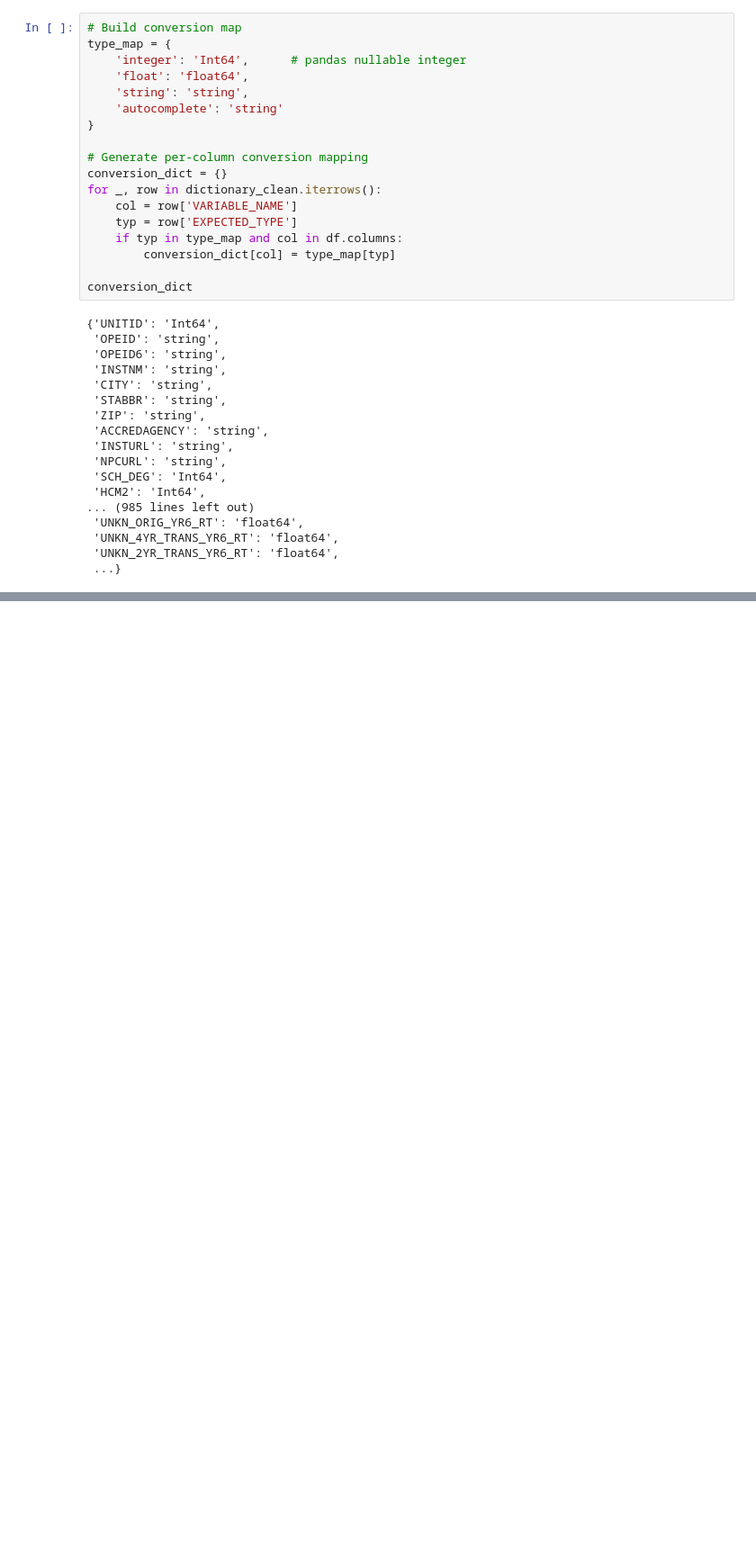
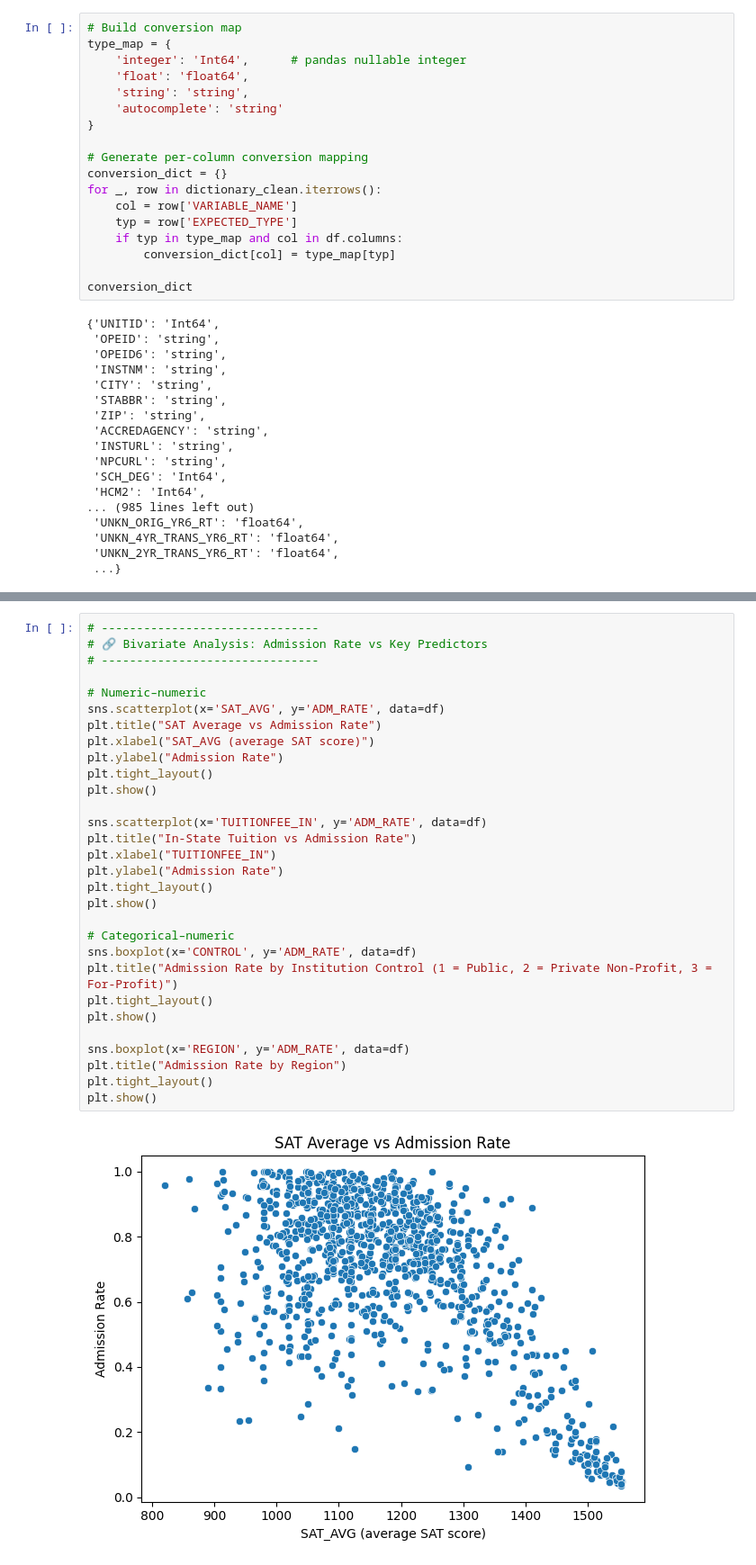
Before and after one commit to Mamasmess333/Admit_Predict, a Jupyter notebook: College_Scorecard_Most_Recent_Institutional_Data/Notebooks/01_EDA.ipynb, the cells around one changed output, grey strips where cells are left out. Shown at 90% size. Drawn from its saved outputs; the diff is of its cells as text; blank space fills up the shorter version.

```diff
--- a/College_Scorecard_Most_Recent_Institutional_Data/Notebooks/01_EDA.ipynb
+++ b/College_Scorecard_Most_Recent_Institutional_Data/Notebooks/01_EDA.ipynb
@@ -266,0 +438,32 @@ dtype: float64
+# %%
+# -------------------------------
+# 🔗 Bivariate Analysis: Admission Rate vs Key Predictors
+# -------------------------------
+
+# Numeric–numeric
+sns.scatterplot(x='SAT_AVG', y='ADM_RATE', data=df)
+plt.title("SAT Average vs Admission Rate")
+plt.xlabel("SAT_AVG (average SAT score)")
+plt.ylabel("Admission Rate")
+plt.tight_layout()
+plt.show()
+
+sns.scatterplot(x='TUITIONFEE_IN', y='ADM_RATE', data=df)
+plt.title("In-State Tuition vs Admission Rate")
+plt.xlabel("TUITIONFEE_IN")
+plt.ylabel("Admission Rate")
+plt.tight_layout()
+plt.show()
+
+# Categorical–numeric
+sns.boxplot(x='CONTROL', y='ADM_RATE', data=df)
+plt.title("Admission Rate by Institution Control (1 = Public, 2 = Private Non-Profit, 3 = For-Profit)")
+plt.tight_layout()
+plt.show()
+
+sns.boxplot(x='REGION', y='ADM_RATE', data=df)
+plt.title("Admission Rate by Region")
+plt.tight_layout()
+plt.show()
+# %% [output]
+[figure, added]
```
Also changed, not shown: parts of 7 cells of this notebook.
